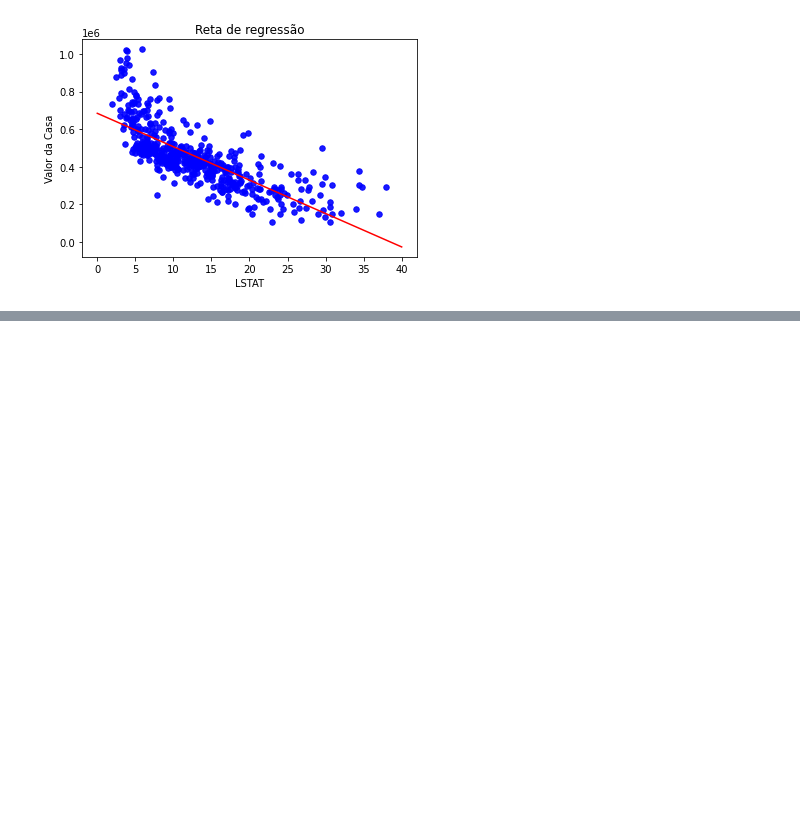
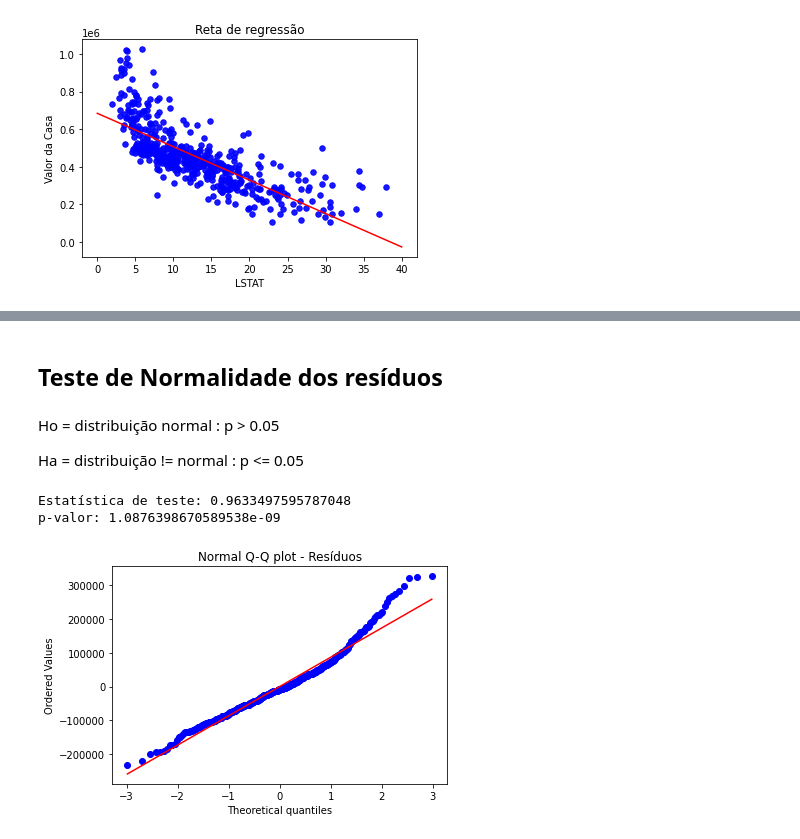
Before and after one commit to JessicaPortilio/Machine_Learning_Python, a Jupyter notebook: AprendizadoSupervisionado_Regressao/AprendizadoSupervisionado_Regressao.ipynb, the cells around one changed output, grey strips where cells are left out. Cells and saved outputs as stored; diff of their text form; code cells hidden in the pictures; blank space fills up the shorter version.

```diff
--- a/AprendizadoSupervisionado_Regressao/AprendizadoSupervisionado_Regressao.ipynb
+++ b/AprendizadoSupervisionado_Regressao/AprendizadoSupervisionado_Regressao.ipynb
@@ -1035,0 +1471,6 @@ plt.show()
+# %%
+# Criação do modelo
+modelo = smf.ols('MEDV ~ RM + LSTAT + PTRATIO', data = df).fit()
+# %%
+residuos = modelo.resid
+residuos
@@ -1035,0 +1490,2 @@ plt.show()
+# %% [markdown]
+## Teste de Normalidade dos resíduos
@@ -1035,0 +1494,11 @@ plt.show()
+# %% [markdown]
+Ho = distribuição normal : p > 0.05
+
+Ha = distribuição != normal : p <= 0.05
+# %%
+estatistica, p = stats.shapiro(residuos)
+print('Estatística de teste: {}'.format(estatistica))
+print('p-valor: {}'.format(p))
+# %% [output]
+Estatística de teste: 0.9633497595787048
+p-valor: 1.0876398670589538e-09
@@ -1035,0 +1507,6 @@ plt.show()
+# %%
+stats.probplot(residuos, dist="norm", plot=plt)
+plt.title("Normal Q-Q plot - Resíduos")
+plt.show()
+# %% [output]
+[figure, added]
```
Also changed, not shown: parts of 355 cells of this notebook, 2 other files.
